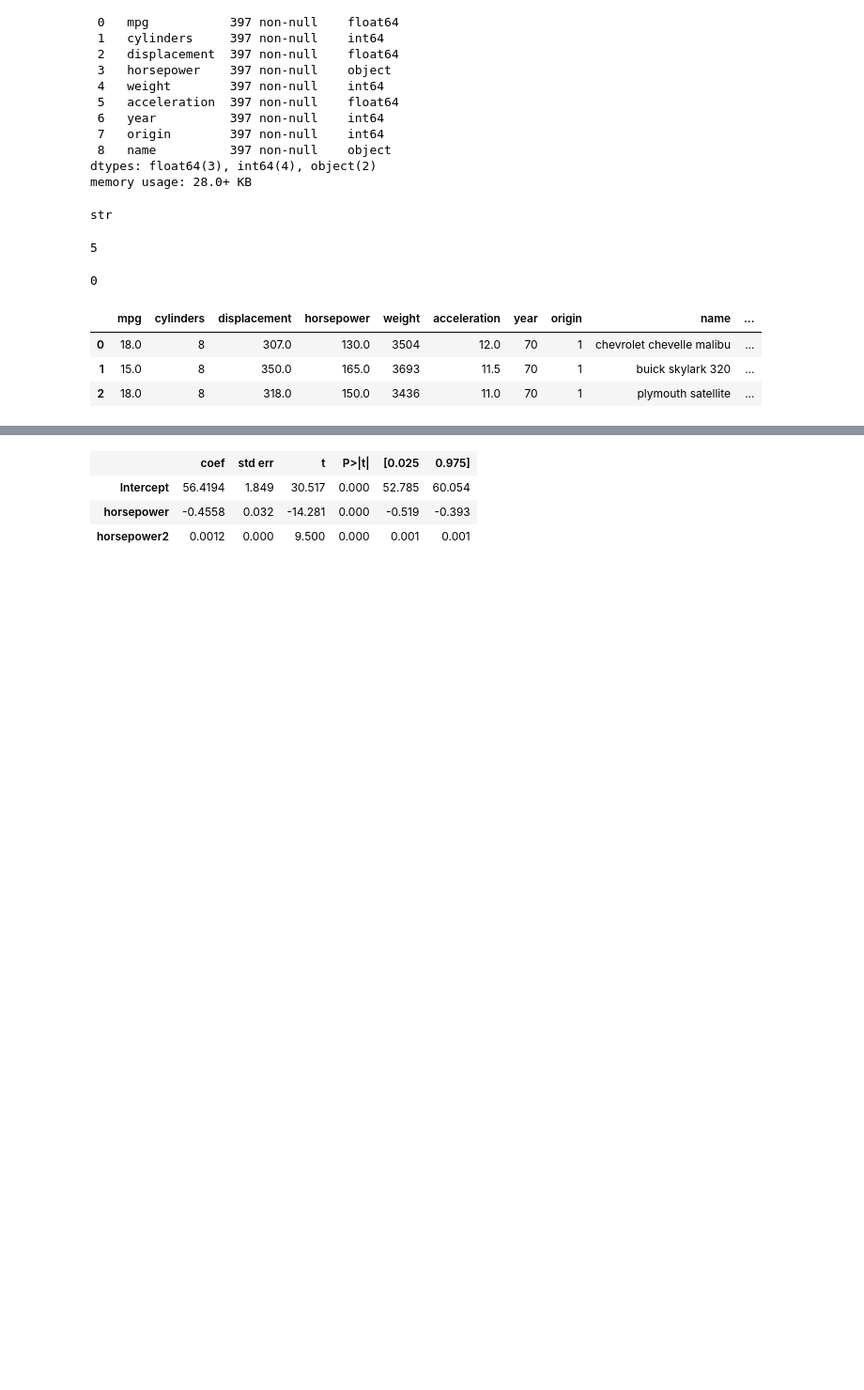
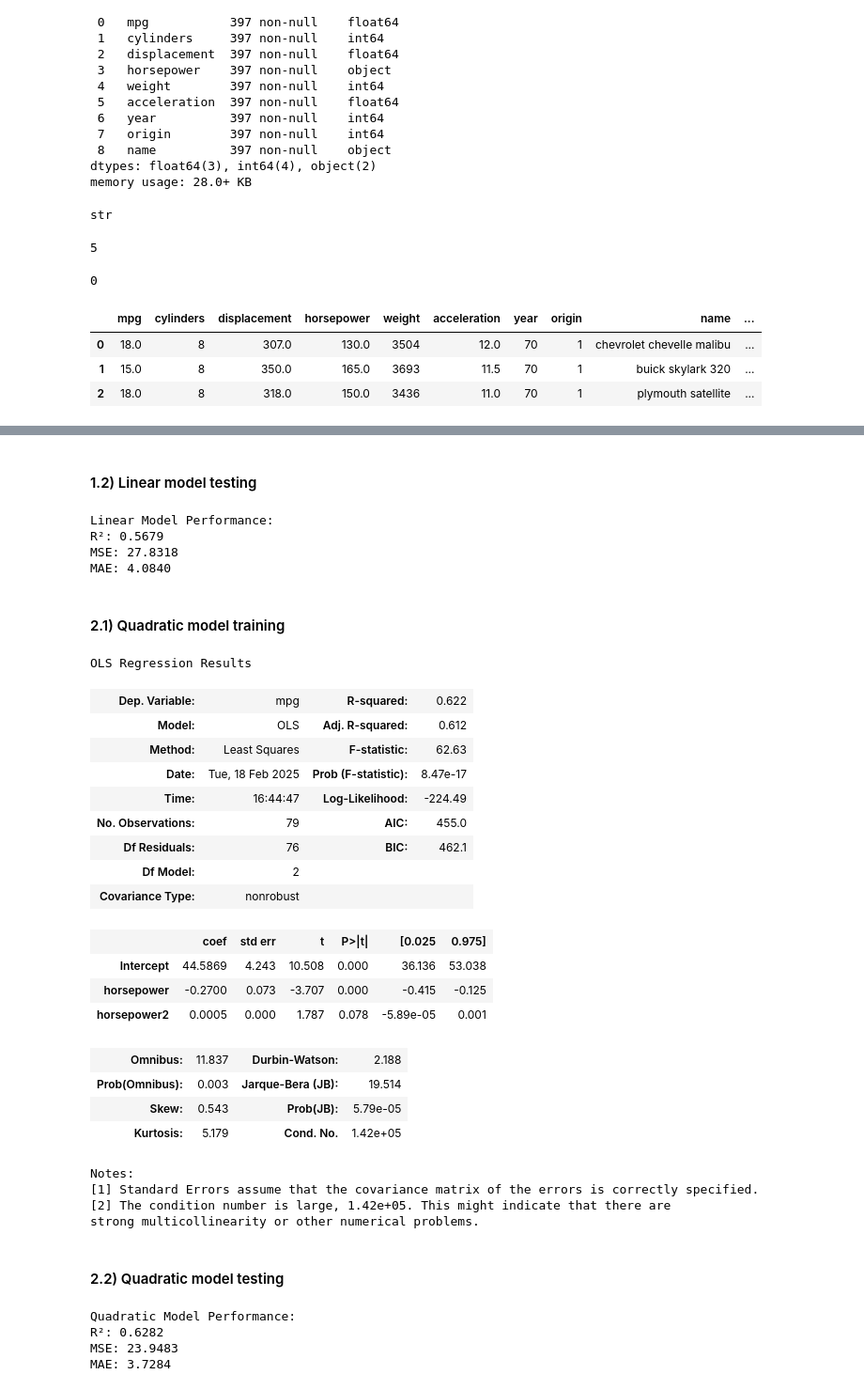
Before and after one commit to vincenzorrei/EDU-LinearRegression, a Jupyter notebook: auto.ipynb, the cells around one changed output, grey strips where cells are left out. Shown: that part at 94% size. Cells and saved outputs as stored; diff of their text form; code cells hidden in the pictures; blank space fills up the shorter version.

```diff
--- a/auto.ipynb
+++ b/auto.ipynb
@@ -54,0 +60,3 @@ auto.head(3)
+# %%
+# Split the data into training and test sets
+train, test = train_test_split(auto, test_size=0.8, random_state=1)
@@ -77,11 +89,71 @@ OLS Regression Results
 Notes:
 [1] Standard Errors assume that the covariance matrix of the errors is correctly specified.
+# %% [markdown]
+#### 1.2) Linear model testing
+# %%
+# Evaluate the model on the test set
+test['predicted_mpg_linear'] = linear_model.predict(test)
+
+# Compute performance metrics
+r2_linear = r2_score(test['mpg'], test['predicted_mpg_linear'])
+mse_linear = mean_squared_error(test['mpg'], test['predicted_mpg_linear'])
+mae_linear = mean_absolute_error(test['mpg'], test['predicted_mpg_linear'])
+
+print("Linear Model Performance:")
+print(f"R²: {r2_linear:.4f}")
+print(f"MSE: {mse_linear:.4f}")
+print(f"MAE: {mae_linear:.4f}")
+# %% [output]
+Linear Model Performance:
+R²: 0.5679
+MSE: 27.8318
+MAE: 4.0840
+# %% [markdown]
+#### 2.1) Quadratic model training
 # %%
 # Parameters estimation with statsmodels of a quadratic term and the linear term
-est = smf.ols('mpg ~ horsepower + horsepower2', auto).fit()
-est.summary().tables[1]
+quadratic_model = smf.ols('mpg ~ horsepower + horsepower2', train).fit()
+quadratic_model.summary()
 # %% [output]
+OLS Regression Results
-|  | coef | std err | t | P>|t| | [0.025 | 0.975] |
-| Intercept | 56.4194 | 1.849 | 30.517 | 0.000 | 52.785 | 60.054 |
-| horsepower | -0.4558 | 0.032 | -14.281 | 0.000 | -0.519 | -0.393 |
-| horsepower2 | 0.0012 | 0.000 | 9.500 | 0.000 | 0.001 | 0.001 |
+| Dep. Variable: | mpg | R-squared: | 0.622 |
+| Model: | OLS | Adj. R-squared: | 0.612 |
+| Method: | Least Squares | F-statistic: | 62.63 |
+| Date: | Tue, 18 Feb 2025 | Prob (F-statistic): | 8.47e-17 |
+| Time: | 16:44:47 | Log-Likelihood: | -224.49 |
+| No. Observations: | 79 | AIC: | 455.0 |
+| Df Residuals: | 76 | BIC: | 462.1 |
+| Df Model: | 2 |  |  |
+| Covariance Type: | nonrobust |  |  |
+|  | coef | std err | t | P>|t| | [0.025 | 0.975] |
+| Intercept | 44.5869 | 4.243 | 10.508 | 0.000 | 36.136 | 53.038 |
+| horsepower | -0.2700 | 0.073 | -3.707 | 0.000 | -0.415 | -0.125 |
+| horsepower2 | 0.0005 | 0.000 | 1.787 | 0.078 | -5.89e-05 | 0.001 |
+| Omnibus: | 11.837 | Durbin-Watson: | 2.188 |
+| Prob(Omnibus): | 0.003 | Jarque-Bera (JB): | 19.514 |
+| Skew: | 0.543 | Prob(JB): | 5.79e-05 |
+| Kurtosis: | 5.179 | Cond. No. | 1.42e+05 |
+Notes:
+[1] Standard Errors assume that the covariance matrix of the errors is correctly specified.
+[2] The condition number is large, 1.42e+05. This might indicate that there are
+strong multicollinearity or other numerical problems.
+# %% [markdown]
+#### 2.2) Quadratic model testing
+# %%
+# Evaluate the quadratic model on the test set
+test['predicted_mpg_quadratic'] = quadratic_model.predict(test)
+
+# Compute performance metrics
+r2_quadratic = r2_score(test['mpg'], test['predicted_mpg_quadratic'])
+mse_quadratic = mean_squared_error(test['mpg'], test['predicted_mpg_quadratic'])
+mae_quadratic = mean_absolute_error(test['mpg'], test['predicted_mpg_quadratic'])
+
+print("Quadratic Model Performance:")
+print(f"R²: {r2_quadratic:.4f}")
+print(f"MSE: {mse_quadratic:.4f}")
+print(f"MAE: {mae_quadratic:.4f}")
+# %% [output]
+Quadratic Model Performance:
+R²: 0.6282
+MSE: 23.9483
+MAE: 3.7284
```
Also changed, not shown: parts of 13 cells of this notebook.
